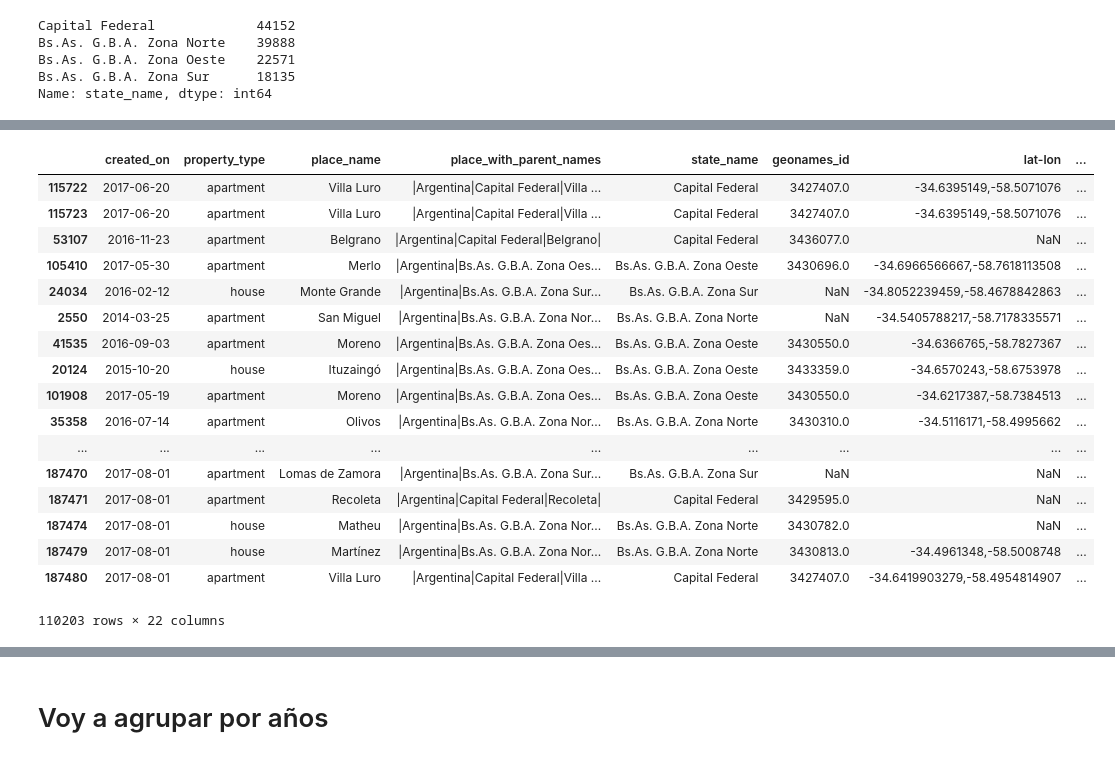
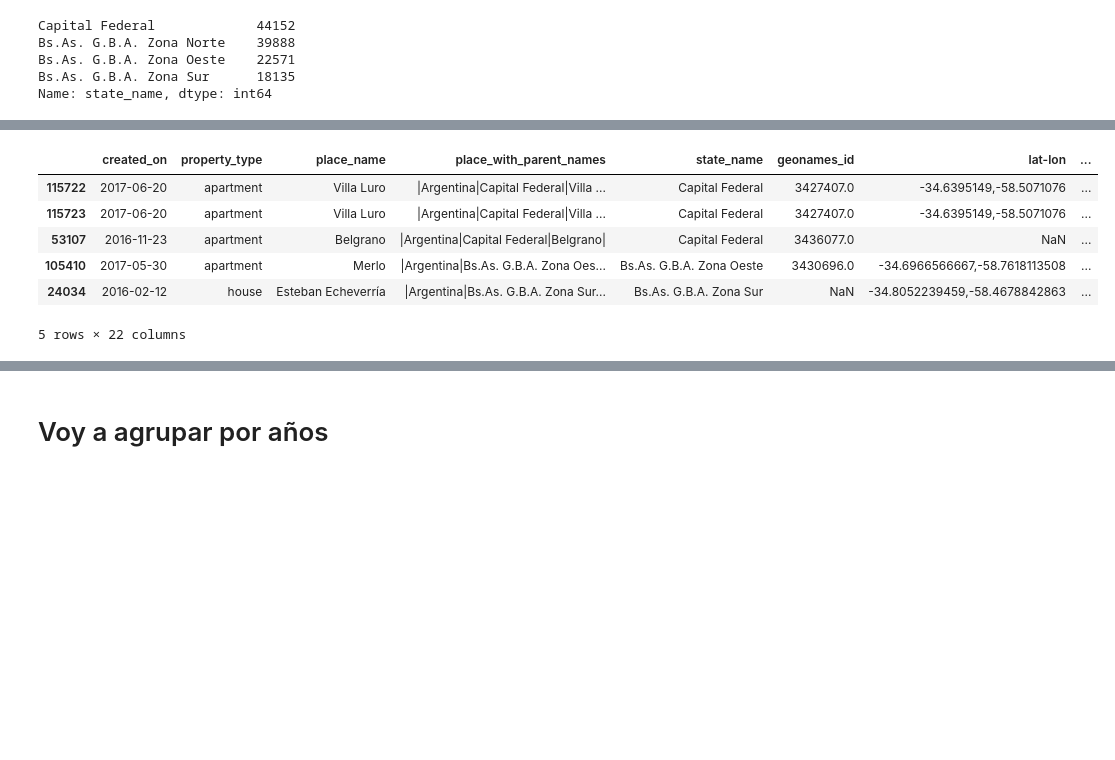
Before and after one commit to LucianoGiannotti/ProperatiDatosTP, a Jupyter notebook: Depuracion de datos.ipynb, the cells around one changed output, grey strips where cells are left out. Saved outputs shown, nothing was run; the diff lists cells and outputs as text; code cells hidden in the pictures; blank space fills up the shorter version.

```diff
--- a/Depuracion de datos.ipynb
+++ b/Depuracion de datos.ipynb
@@ -55,0 +77,13 @@ memory usage: 31.5+ MB
+# %%
+data.loc[data.place_name.isnull(),'place_name'] = 'Tigre'
+# %%
+def place_name_from_parent(x): ## Segun vi el 3 item del place es generalmente el lugar
+    list = x.split('|')
+    if(len(list) < 5):
+        return list[2]
+    else:
+        return list[3]
+# %%
+data.loc[:,'place_name'] = data.place_with_parent_names.apply(place_name_from_parent) ## esto quita muchos problemas
+                                                                                    ## de place name como nombres de country
+                                                                                    ## o palermo soho
@@ -131,6 +205,7 @@ dtypes: float64(13), object(9)
 memory usage: 2.6+ MB
 # %%
 data.dropna(axis=0,subset=['price'],inplace=True) ## drop de los datos sin precio
+data = data.loc[data['price'] > 0,:]
 # %%
 data.info()
 ## hay muchos datos con precio pero sin precios por m2
@@ -212,22 +275,11 @@ data[:].sort_values('rooms',ascending = False).head(50) ## Hay algunos que en la
 # %%
-data[:].sort_values('expenses',ascending = False) # Hay expensas que solo las pagaria Ricardo Fort y valores NaN
+data[:].sort_values('expenses',ascending = False).head() # Hay expensas que solo las pagaria Ricardo Fort y valores NaN
 # %% [output]
 |  | created_on | property_type | place_name | place_with_parent_names | state_name | geonames_id | lat-lon | ... |
 | 115722 | 2017-06-20 | apartment | Villa Luro | |Argentina|Capital Federal|Villa ... | Capital Federal | 3427407.0 | -34.6395149,-58.5071076 | ... |
 | 115723 | 2017-06-20 | apartment | Villa Luro | |Argentina|Capital Federal|Villa ... | Capital Federal | 3427407.0 | -34.6395149,-58.5071076 | ... |
 | 53107 | 2016-11-23 | apartment | Belgrano | |Argentina|Capital Federal|Belgrano| | Capital Federal | 3436077.0 | NaN | ... |
 | 105410 | 2017-05-30 | apartment | Merlo | |Argentina|Bs.As. G.B.A. Zona Oes... | Bs.As. G.B.A. Zona Oeste | 3430696.0 | -34.6966566667,-58.7618113508 | ... |
-| 24034 | 2016-02-12 | house | Monte Grande | |Argentina|Bs.As. G.B.A. Zona Sur... | Bs.As. G.B.A. Zona Sur | NaN | -34.8052239459,-58.4678842863 | ... |
-| 2550 | 2014-03-25 | apartment | San Miguel | |Argentina|Bs.As. G.B.A. Zona Nor... | Bs.As. G.B.A. Zona Norte | NaN | -34.5405788217,-58.7178335571 | ... |
-| 41535 | 2016-09-03 | apartment | Moreno | |Argentina|Bs.As. G.B.A. Zona Oes... | Bs.As. G.B.A. Zona Oeste | 3430550.0 | -34.6366765,-58.7827367 | ... |
-| 20124 | 2015-10-20 | house | Ituzaingó | |Argentina|Bs.As. G.B.A. Zona Oes... | Bs.As. G.B.A. Zona Oeste | 3433359.0 | -34.6570243,-58.6753978 | ... |
-| 101908 | 2017-05-19 | apartment | Moreno | |Argentina|Bs.As. G.B.A. Zona Oes... | Bs.As. G.B.A. Zona Oeste | 3430550.0 | -34.6217387,-58.7384513 | ... |
-| 35358 | 2016-07-14 | apartment | Olivos | |Argentina|Bs.As. G.B.A. Zona Nor... | Bs.As. G.B.A. Zona Norte | 3430310.0 | -34.5116171,-58.4995662 | ... |
-| ... | ... | ... | ... | ... | ... | ... | ... | ... |
-| 187470 | 2017-08-01 | apartment | Lomas de Zamora | |Argentina|Bs.As. G.B.A. Zona Sur... | Bs.As. G.B.A. Zona Sur | NaN | NaN | ... |
-| 187471 | 2017-08-01 | apartment | Recoleta | |Argentina|Capital Federal|Recoleta| | Capital Federal | 3429595.0 | NaN | ... |
-| 187474 | 2017-08-01 | house | Matheu | |Argentina|Bs.As. G.B.A. Zona Nor... | Bs.As. G.B.A. Zona Norte | 3430782.0 | NaN | ... |
-| 187479 | 2017-08-01 | house | Martínez | |Argentina|Bs.As. G.B.A. Zona Nor... | Bs.As. G.B.A. Zona Norte | 3430813.0 | -34.4961348,-58.5008748 | ... |
-| 187480 | 2017-08-01 | apartment | Villa Luro | |Argentina|Capital Federal|Villa ... | Capital Federal | 3427407.0 | -34.6419903279,-58.4954814907 | ... |
+| 24034 | 2016-02-12 | house | Esteban Echeverría | |Argentina|Bs.As. G.B.A. Zona Sur... | Bs.As. G.B.A. Zona Sur | NaN | -34.8052239459,-58.4678842863 | ... |
-110203 rows × 22 columns
+5 rows × 22 columns
 # %%
```
Also changed, not shown: parts of 32 cells of this notebook.
